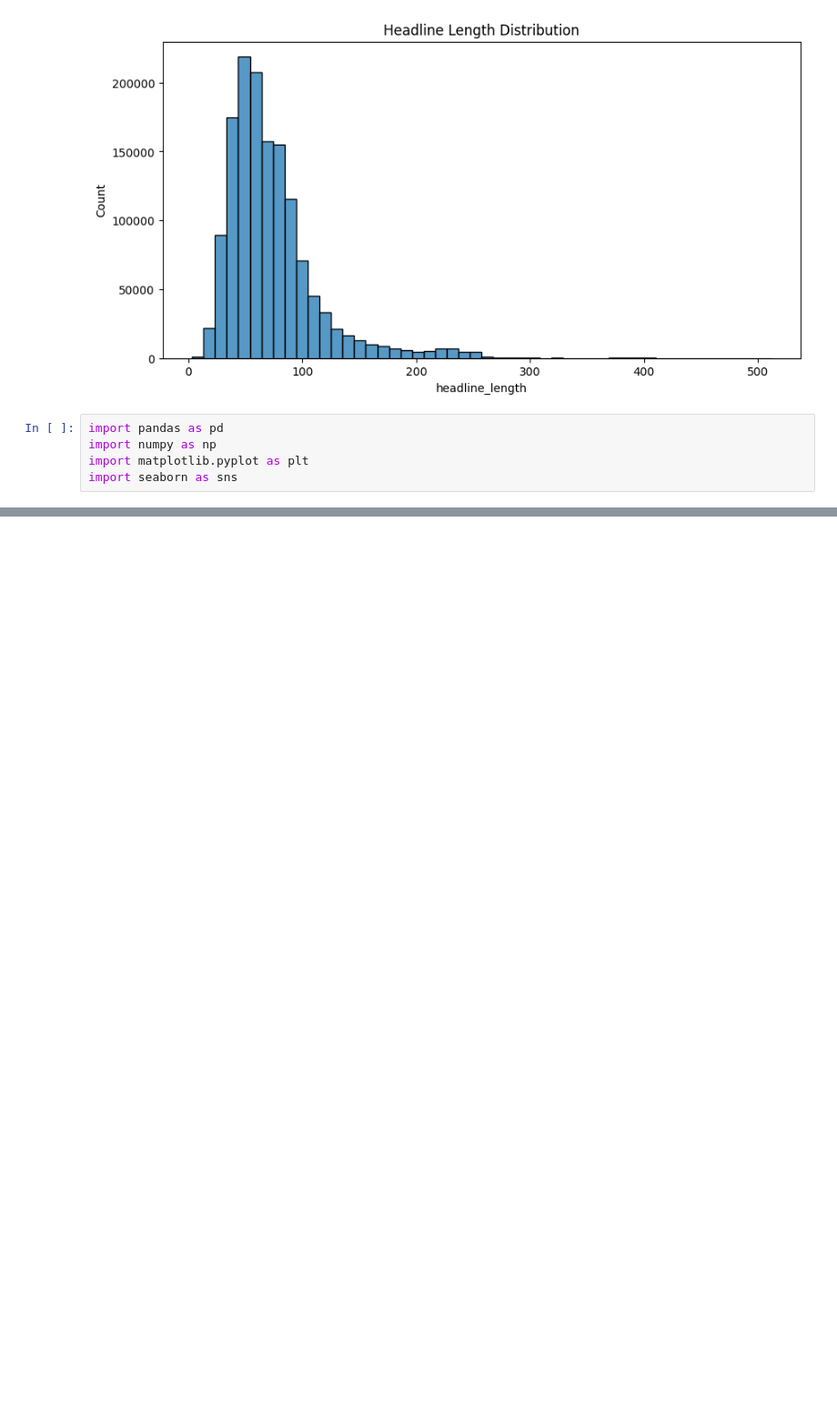
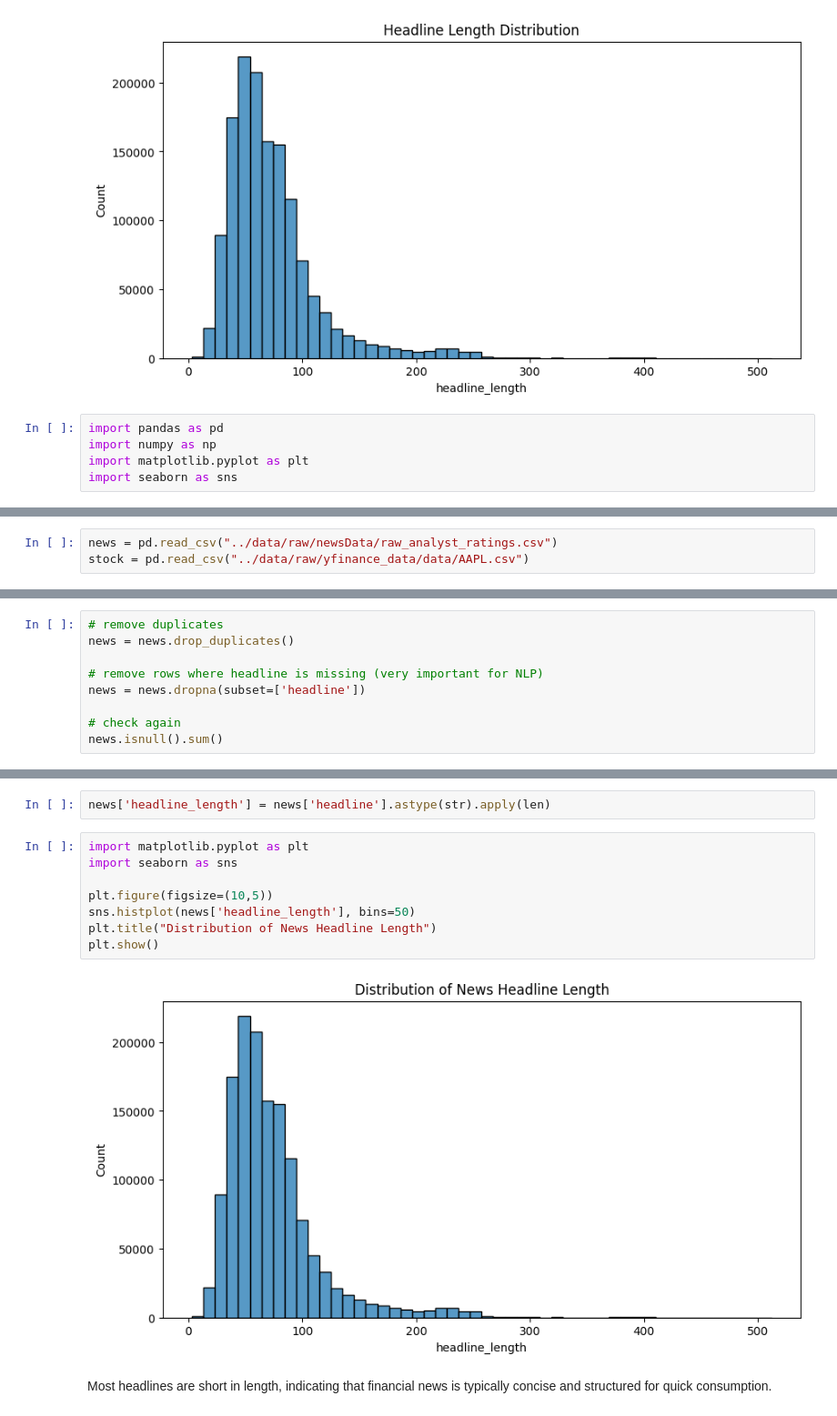
Before and after one commit to Maria-Biruk/News-sentiment-analysis, a Jupyter notebook: notebooks/EDA_Task1_Clean.ipynb, the cells around one changed output, grey strips where cells are left out. Shown at 91% size. Cells and saved outputs as stored; diff of their text form; blank space fills up the shorter version.

```diff
--- a/notebooks/EDA_Task1_Clean.ipynb
+++ b/notebooks/EDA_Task1_Clean.ipynb
@@ -112,0 +135,3 @@ import seaborn as sns
+# %%
+news = pd.read_csv("../data/raw/newsData/raw_analyst_ratings.csv")
+stock = pd.read_csv("../data/raw/yfinance_data/data/AAPL.csv")
@@ -112,0 +148,9 @@ import seaborn as sns
+# %%
+# remove duplicates
+news = news.drop_duplicates()
+
+# remove rows where headline is missing (very important for NLP)
+news = news.dropna(subset=['headline'])
+
+# check again
+news.isnull().sum()
@@ -112,0 +188,14 @@ import seaborn as sns
+# %%
+news['headline_length'] = news['headline'].astype(str).apply(len)
+# %%
+import matplotlib.pyplot as plt
+import seaborn as sns
+
+plt.figure(figsize=(10,5))
+sns.histplot(news['headline_length'], bins=50)
+plt.title("Distribution of News Headline Length")
+plt.show()
+# %% [output]
+[figure, added]
+# %% [markdown]
+Most headlines are short in length, indicating that financial news is typically concise and structured for quick consumption.
```
Also changed, not shown: parts of 18 cells of this notebook, 11 other files.
